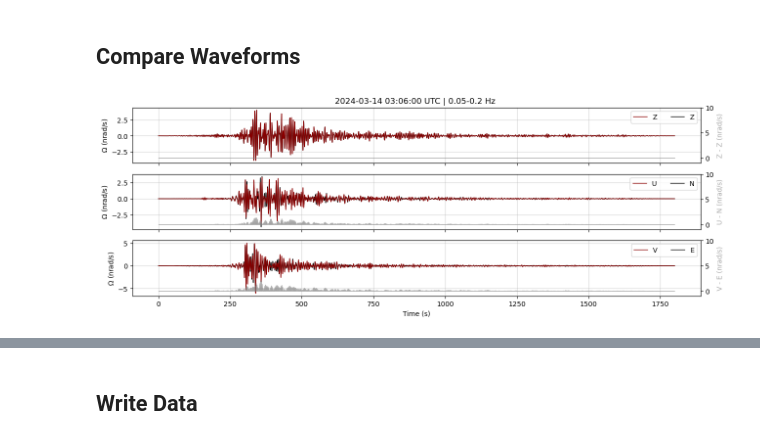
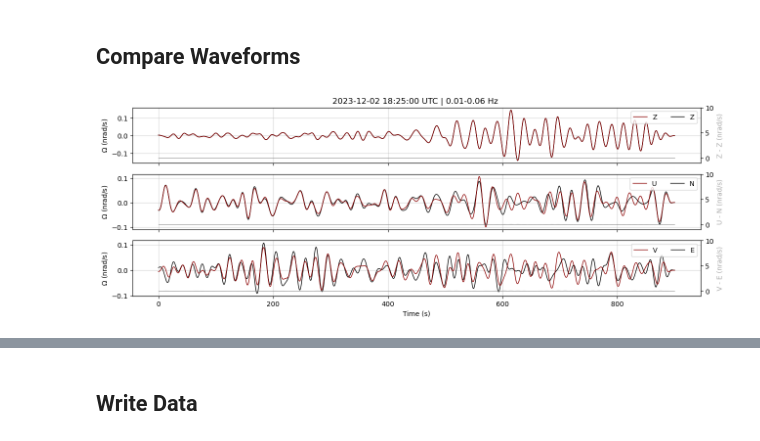
Before and after one commit to andbrocode/notebooks2, a Jupyter notebook: RomyEvents/ROMY_6C_data.ipynb, the cells around one changed output, grey strips where cells are left out. Drawn from its saved outputs; the diff is of its cells as text; code cells hidden in the pictures.

```diff
--- a/RomyEvents/ROMY_6C_data.ipynb
+++ b/RomyEvents/ROMY_6C_data.ipynb
@@ -59,15 +61,15 @@ elif "FUR" in config['seed_acc']:
     config['path_to_acc'] = bay_path+"mseed_online/archive/"
 
 ## Eventtime
-config['eventtime'] = obs.UTCDateTime("2023-10-25 13:40:00")
+# config['eventtime'] = obs.UTCDateTime("2023-10-25 13:40:00")
 
 # config['event_name'] = "Italy"
 # config['tbeg'] = obs.UTCDateTime("2023-10-25 13:45:00")
 # config['tend'] = obs.UTCDateTime("2023-10-25 13:50:00")
 
-config['event_name'] = "Morocco"
-config['tbeg'] = obs.UTCDateTime("2023-09-08 22:00")
-config['tend'] = obs.UTCDateTime("2023-09-08 23:00")
+# config['event_name'] = "Morocco"
+# config['tbeg'] = obs.UTCDateTime("2023-09-08 22:00")
+# config['tend'] = obs.UTCDateTime("2023-09-08 23:00")
 
 # config['event_name'] = "Morocco2"
 # config['tbeg'] = obs.UTCDateTime("2023-09-08 22:30")
@@ -85,10 +87,13 @@ config['tend'] = obs.UTCDateTime("2023-09-08 23:00")
 # config['tbeg'] = obs.UTCDateTime("2024-01-21 00:15")
 # config['tend'] = obs.UTCDateTime("2024-01-21 00:50")
 
-config['event_name'] = "Montenegro"
-config['tbeg'] = obs.UTCDateTime("2024-03-14 03:06")
-config['tend'] = obs.UTCDateTime("2024-03-14 03:36")
+# config['event_name'] = "Montenegro"
+# config['tbeg'] = obs.UTCDateTime("2024-03-14 03:06")
+# config['tend'] = obs.UTCDateTime("2024-03-14 03:36")
 
+config['event_name'] = "distortions"
+config['tbeg'] = obs.UTCDateTime("2023-12-02 18:25:00")
+config['tend'] = obs.UTCDateTime("2023-12-02 18:40:00")
 
 config['fmin'] = 0.01
-config['fmax'] = 10
+config['fmax'] = 0.1
@@ -151,3 +123,6 @@ st0 += __read_sds(config['path_to_sds'], "BW.ROMY..BJV", config['tbeg']-1, confi
 if len(st0) > 3:
     print(f" -> merging required!")
     st0.merge(fill_value="interpolate")
+
+st0 = st0.trim(config['tbeg'], config['tend'])
+st0
@@ -189,0 +174,2 @@ rot_zne.plot(equal_scale=False);
+# %%
+fig = __makeplot_waveforms(acc, rot_zne)
@@ -239,29 +227,33 @@ def __makeplot_waveform_comparison(st1, st2):
     plt.show();
     return fig
 # %%
-config['fmin'] = 0.05
-config['fmax'] = 0.2
+config['fmin'] = 0.01
+config['fmax'] = 0.06
 
 st_cp = rot.copy()
 st_cp = st_cp.detrend("demean");
-st_cp = st_cp.taper(0.1);
+st_cp = st_cp.taper(0.01);
 st_cp = st_cp.filter("bandpass", freqmin=config['fmin'], freqmax=config['fmax'], corners=4, zerophase=True);
 st_cp.trim(config['tbeg'], config['tend'])
 
 st_rot_cp = rot_zne.copy()
 st_rot_cp = st_rot_cp.detrend("demean");
-st_rot_cp = st_rot_cp.taper(0.1);
+st_rot_cp = st_rot_cp.taper(0.01);
 st_rot_cp = st_rot_cp.filter("bandpass", freqmin=config['fmin'], freqmax=config['fmax'], corners=4, zerophase=True);
 
 st_rot_cp.trim(config['tbeg'], config['tend'])
 
+st_acc_cp = acc.copy()
+st_acc_cp = st_acc_cp.detrend("demean");
+st_acc_cp = st_acc_cp.taper(0.01);
+st_acc_cp = st_acc_cp.filter("bandpass", freqmin=config['fmin'], freqmax=config['fmax'], corners=4, zerophase=True);
 
 
 fig = __makeplot_waveform_comparison(st_cp, st_rot_cp)
 
 fig.savefig(config['path_to_figs']+f"ROMY_{config['event_name']}_waveforms.png", format="png", dpi=200, bbox_inches='tight');
 # %% [output]
-[figure, old version]
+[figure, new version]
 # %%
 def __makeplot_spectra_comparison(st1, st2):
 
```
Also changed, not shown: parts of 14 cells of this notebook, 19 other files.
